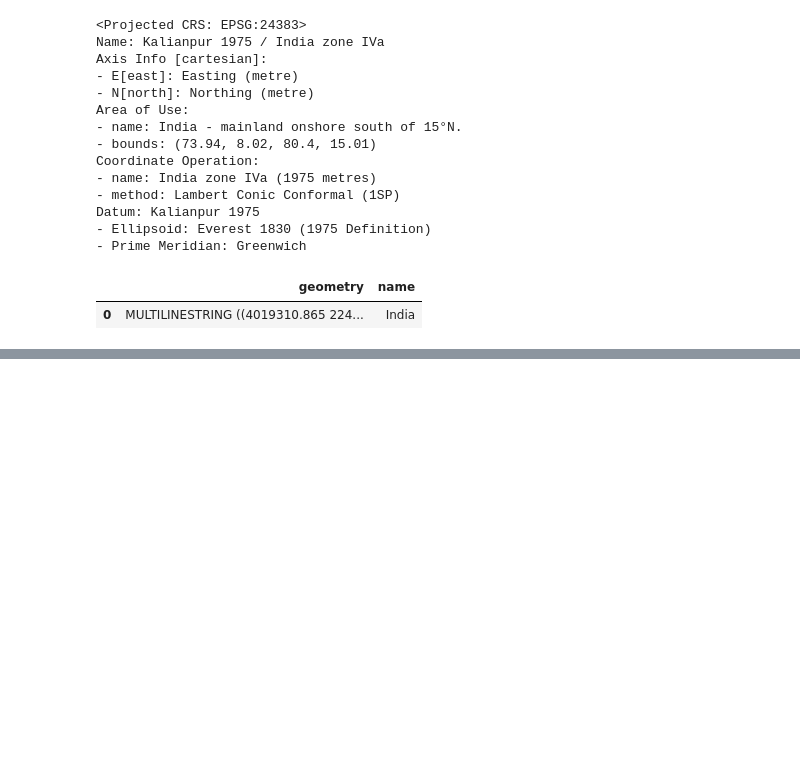
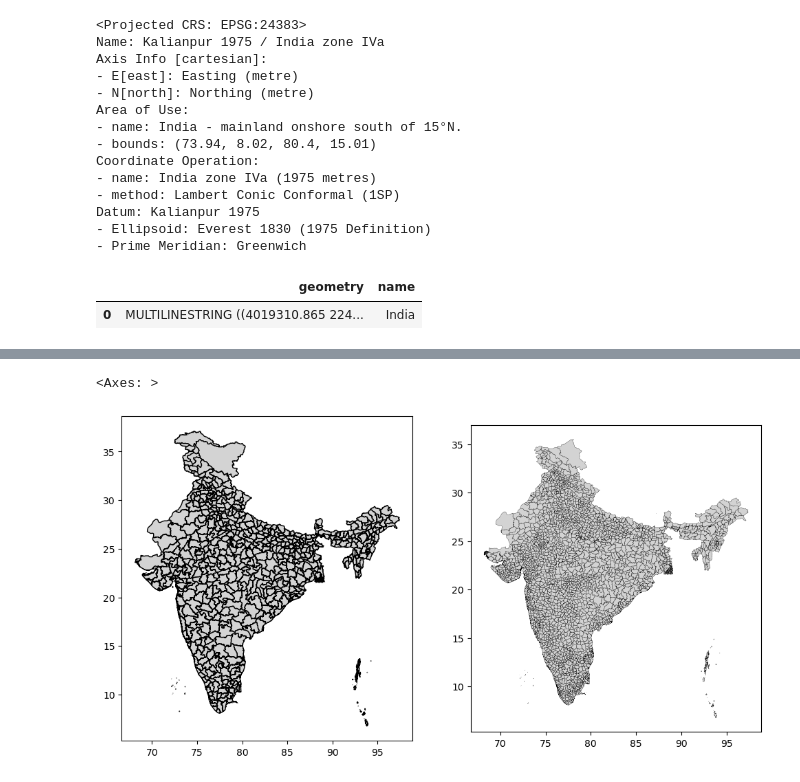
Before and after one commit to gokussj100/geodfprepro, a Jupyter notebook: Tarea 3 .ipynb, the cells around one changed output, grey strips where cells are left out. Saved outputs shown, nothing was run; the diff lists cells and outputs as text; code cells hidden in the pictures; blank space fills up the shorter version.

```diff
--- a/Tarea 3 .ipynb
+++ b/Tarea 3 .ipynb
@@ -82,3 +82,6 @@ india_border
 # %% [output]
 |  | geometry | name |
 | 0 | MULTILINESTRING ((4019310.865 224... | India |
+# %%
+india_states=gpd.read_file(os.path.join("maps","ind_adm_ibge_2016_shp","polbnda_ind.shp"))
+india_municipalities=gpd.read_file(os.path.join("maps","ind_adm_ibge_2016_shp","IND_adm1.shp"))
@@ -84,0 +108,10 @@ india_border
+# %%
+import matplotlib.pyplot as plt
+
+fig, (ax1, ax2) = plt.subplots(ncols=2, sharex=False, sharey=False, figsize=(12,12))
+
+india_states.plot(ax=ax1, facecolor='lightgrey', edgecolor='black')
+india_municipalities.plot(ax=ax2, facecolor='lightgrey', edgecolor='black',linewidth=0.2)
+# %% [output]
+<Axes: >
+[figure, added]
```
Also changed, not shown: parts of 1 cell of this notebook, 22 other files.
